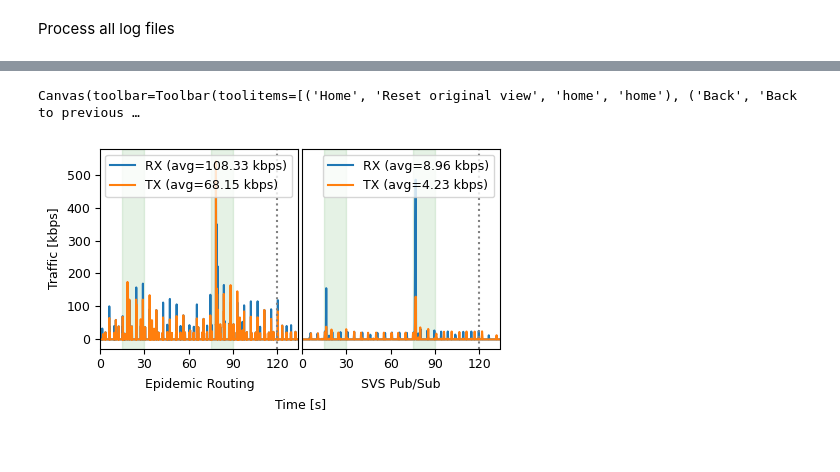
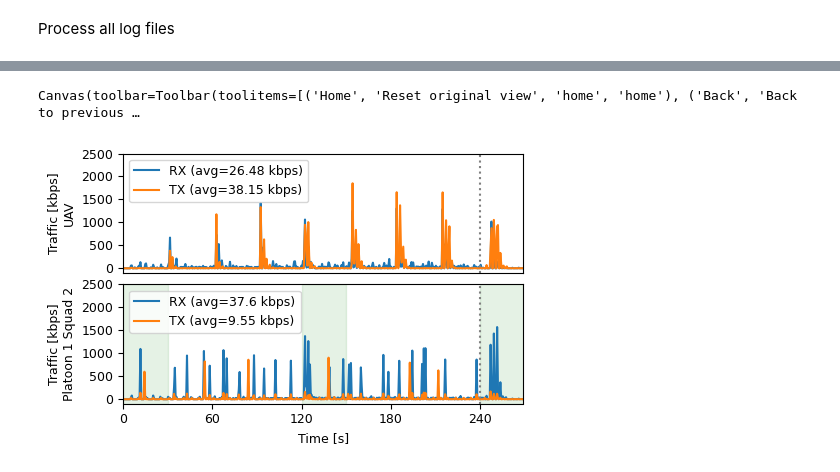
Before and after one commit to phylib/svs-pubsub-eval, a Jupyter notebook: results.ipynb, the cells around one changed output, grey strips where cells are left out. Saved outputs shown, nothing was run; the diff lists cells and outputs as text; code cells hidden in the pictures.

```diff
--- a/results.ipynb
+++ b/results.ipynb
@@ -18,15 +18,18 @@ from dateutil import parser
 # %% [markdown]
 Declare global paths and variables
 # %%
-OUTER_RUN = 21
+OUTER_RUN = 50
 PROTO = "svs"
 OUTER_LOG_DIR = "/home/vpatil/milcom/logs/{}/{}".format(OUTER_RUN, PROTO)
 
 PLATOONS = 4
 NODES_PER_PLATOON = 5
+SWITCH_TIME = 30
 RUN_NUMBER = 0
-SWITCH_TIME = 30
 NUM_ROUNDS = 2  # (while publishing)
+SCHEME = "new"
+
+NUM_RECVRS = (PLATOONS*NODES_PER_PLATOON-1) if SCHEME == "old" else ((PLATOONS-1)*NODES_PER_PLATOON-1)
 
 COLORS = ["blue", "orange", "red", "green"]
 MARKERS = ["^", "o", "^", "o"]
@@ -186,10 +197,15 @@ def plot_traffic(ax, codename, humanname, outer_run, proto):
     def avgv(x, y):
         return round(np.sum(y * 8 / 1000) / x[-1], 2)
 
+    def avgv1(agg, x):
+        return round((agg[max(agg.keys())] / x[-1]) * 8 / 1000, 2)
+
     x, y = aggr_to_xy(aggr_rx_bytes)
-    ax.plot(x, y * 8 / 1000, label="RX (avg={} kbps)".format(avgv(x,y)))
+
+    #ax.plot(x, y * 8 / 1000, label="RX (avg={} kbps)".format(avgv(x,y)))
+    ax.plot(x, y * 8 / 1000, label="RX (avg={} kbps)".format(avgv1(aggr_rx_bytes, x)))
     x, y = aggr_to_xy(aggr_tx_bytes)
-    ax.plot(x, y * 8 / 1000, label="TX (avg={} kbps)".format(avgv(x,y)))
+    ax.plot(x, y * 8 / 1000, label="TX (avg={} kbps)".format(avgv1(aggr_tx_bytes, x)))
     ax.axvline(x=SWITCH_TIME*PLATOONS*NUM_ROUNDS, color='gray', linestyle=':')
     # ax.set_xticks(np.append(ax.get_xticks(), SWITCH_TIME*PLATOONS*3))
     ax.set_xticks(np.arange(0, SWITCH_TIME*PLATOONS*(NUM_ROUNDS + 3), SWITCH_TIME * 2))
@@ -221,8 +237,8 @@ def plot_utilization(codename, humanname):
     plt.close()
 
 plot_utilization('uav', 'UAV')
-if PROTO != "ip":
-    plot_utilization('ap1', 'AP1')
+# if PROTO != "ip":
+    # plot_utilization('ap1', 'AP1')
 plot_utilization('unit_2_0', 'P2 U0')
 # %% [output]
 Canvas(toolbar=Toolbar(toolitems=[('Home', 'Reset original view', 'home', 'home'), ('Back', 'Back to previous …
@@ -234,36 +375,57 @@ Canvas(toolbar=Toolbar(toolitems=[('Home', 'Reset original view', 'home', 'home'
 # %%
 # Traffic comparison plot
 plt.rcParams.update({'font.size': 9})
 
-fig, (ax1, ax2) = plt.subplots(1, 2, sharey=True)
+twocols = 0
+if twocols:
+    fig, (ax1, ax2) = plt.subplots(1, 2, sharey=True)
+    fig.set_size_inches(4, 2)
+else:
+    fig, (ax1, ax2) = plt.subplots(2, 1, sharex=True, sharey=True)
+    fig.set_size_inches(4, 2.5)
 
-fig.set_size_inches(4, 2)
-#ax1.set_title('Network Utilization')
 ax1.set_ylabel('Traffic [kbps]')
-#ax1.set_xlabel('Time [s]')
+if not twocols:
+    ax1.set_ylabel('Traffic [kbps]\nUAV')
+    ax2.set_ylabel('Traffic [kbps]\nPlatoon 1 Squad 2')
 
-plot_traffic(ax1, 'unit_2_0', 'P2 U0', 24, "ip")
-plot_traffic(ax2, 'unit_2_0', 'P2 U0', 21, "svs")
+#oldid 25
+plot_traffic(ax1, 'uav', 'UAV', 52, "svs")
+plot_traffic(ax2, 'unit_1_2', 'P1 U2', 52, "svs")
 
-ax2.tick_params(labelleft=False, left=False)
-plt.subplots_adjust(left=0,
-                    bottom=0,
-                    right=1,
-                    top=1,
-                    wspace=0.02,
-                    hspace=0.4)
+if twocols:
+    ax2.tick_params(labelleft=False, left=False)
+    plt.subplots_adjust(left=0,
+                        bottom=0,
+                        right=1,
+                        top=1,
+                        wspace=0.02,
+                        hspace=0.4)
+else:
+    ax1.tick_params(labelbottom=False, bottom=False)
+    plt.subplots_adjust(left=0,
+                        bottom=0,
+                        right=1,
+                        top=1,
+                        wspace=0.02,
+                        hspace=0.10)
+    ax1.set_yticks(np.arange(0, 2510, 500))
 
-plt.text(0.5, -0.28, "Time [s]", fontsize=9, transform=plt.gcf().transFigure, ha='center', va='center')
-plt.text(0.75, -0.18, "SVS Pub/Sub", fontsize=9, transform=plt.gcf().transFigure, ha='center', va='center')
-plt.text(0.25, -0.18, "Epidemic Routing", fontsize=9, transform=plt.gcf().transFigure, ha='center', va='center')
 
-ax1.legend(loc='upper right')
-ax2.legend(loc='upper right')
+if twocols:
+    plt.text(0.5, -0.28, "Time [s]", fontsize=9, transform=plt.gcf().transFigure, ha='center', va='center')
+    plt.text(0.75, -0.18, "SVS Pub/Sub", fontsize=9, transform=plt.gcf().transFigure, ha='center', va='center')
+    plt.text(0.25, -0.18, "Epidemic Routing", fontsize=9, transform=plt.gcf().transFigure, ha='center', va='center')
+else:
+    plt.text(0.5, -0.14, "Time [s]", fontsize=9, transform=plt.gcf().transFigure, ha='center', va='center')
 
-fig.savefig("traffic_comp.pdf", bbox_inches='tight')
+ax1.legend(loc='upper left')
+ax2.legend(loc='upper left')
+
+fig.savefig("traffic_svs.pdf", bbox_inches='tight', pad_inches=0)
 
 display(fig)
 plt.close()
 # %% [output]
 Canvas(toolbar=Toolbar(toolitems=[('Home', 'Reset original view', 'home', 'home'), ('Back', 'Back to previous …
-[figure, old version]
+[figure, new version]
```
Also changed, not shown: parts of 7 cells of this notebook.
